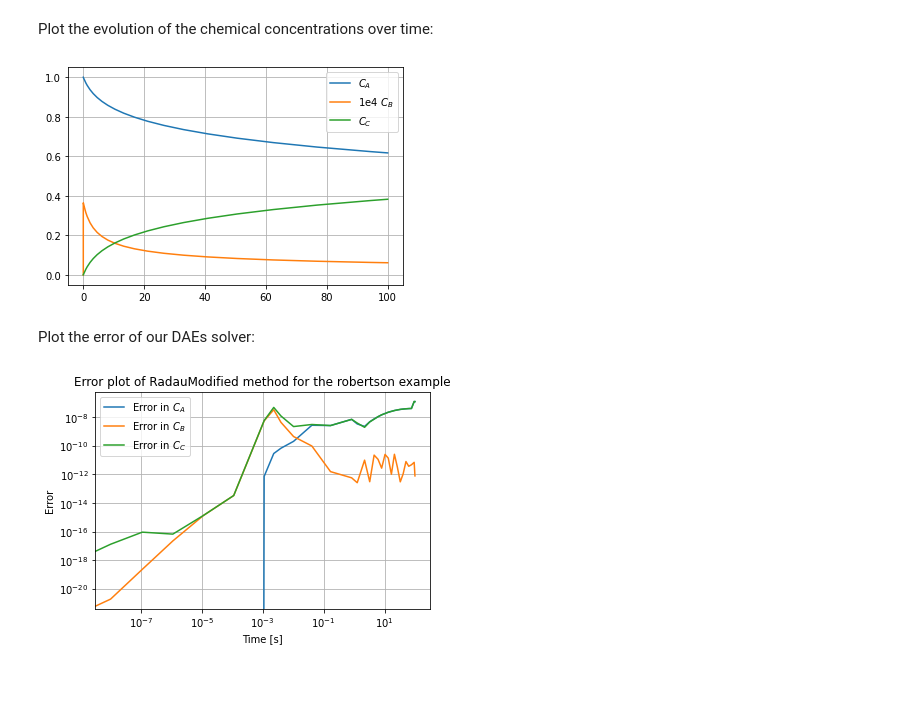
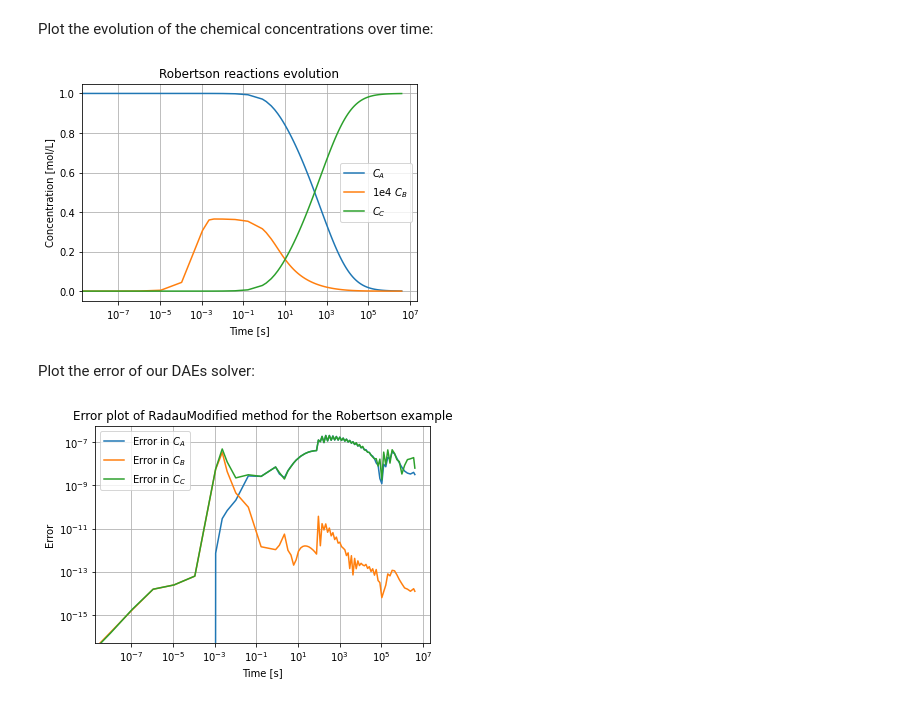
Before and after one commit to ocheffert/Notebooks---Master-thesis, a Jupyter notebook: robertson.ipynb, the cells around one changed output. Drawn from its saved outputs; the diff is of its cells as text; code cells hidden in the pictures.

Commit message:
Amelioration des plots

```diff
--- a/robertson.ipynb
+++ b/robertson.ipynb
@@ -58,7 +58,7 @@ Declare the constants of our chemical problem
 k1 = 0.04
 k2 = 3e7
 k3 = 1e4
-tspan = [0, 100]
+tspan = [0, 4e6]
 y0 = [1,0,0]
 # %% [markdown]
 Create the function describing the DAEs systems such that $M \dot{y} = f(t,y)$:
@@ -156,14 +156,17 @@ t_ODE, a_ODE, b_ODE, c_ODE = solve_ODE()
 Plot the evolution of the chemical concentrations over time:
 # %%
 plt.figure()
-plt.plot(t, C_a, label = r"$C_A$")
-plt.plot(t, 10000*C_b, label = r"1e4 $C_B$")
-plt.plot(t, C_c, label = r"$C_C$")
+plt.semilogx(t, C_a, label = r"$C_A$")
+plt.semilogx(t, 10000*C_b, label = r"1e4 $C_B$")
+plt.semilogx(t, C_c, label = r"$C_C$")
+plt.xlabel("Time [s]")
+plt.ylabel("Concentration [mol/L]")
+plt.title("Robertson reactions evolution")
 plt.grid()
 plt.legend()
 plt.show()
 # %% [output]
-[figure, old version]
+[figure, new version]
 # %% [markdown]
 Plot the error of our DAEs solver:
 # %%
@@ -172,11 +175,11 @@ plt.loglog(t, abs(a_ODE - C_a), label=r'Error in $C_A$')
 plt.loglog(t, abs(b_ODE - C_b), label=r'Error in $C_B$')
 plt.loglog(t, abs(c_ODE - C_c), label=r'Error in $C_C$')
 plt.title(
-    f'Error plot of {kwargs["method"].__name__} method for the robertson example')
+    f'Error plot of {kwargs["method"].__name__} method for the Robertson example')
 plt.xlabel('Time [s]')
 plt.ylabel('Error')
 plt.grid()
 plt.legend()
 plt.show()
 # %% [output]
-[figure, old version]
+[figure, new version]
```
Also changed, not shown: parts of 2 cells of this notebook, 4 other files.
